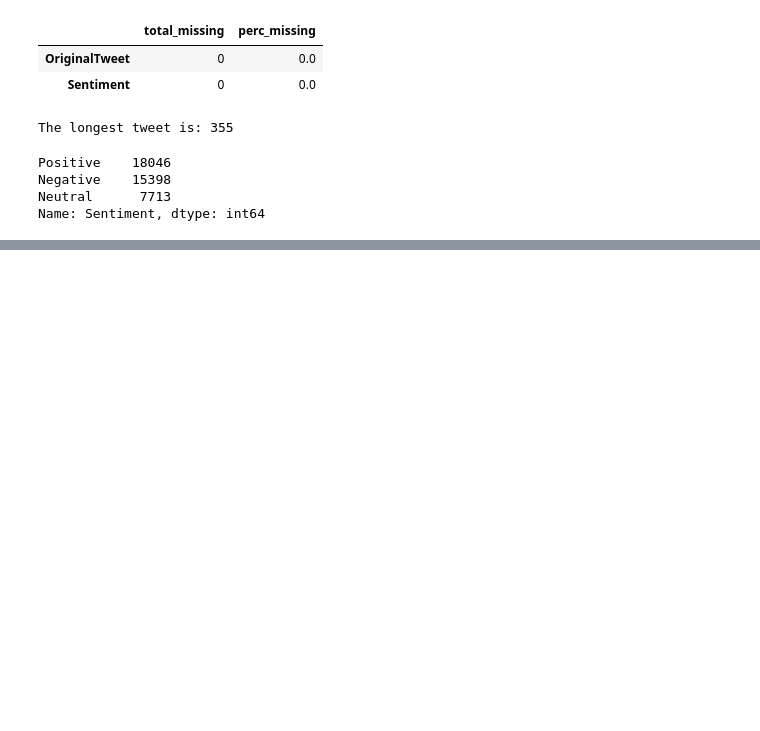
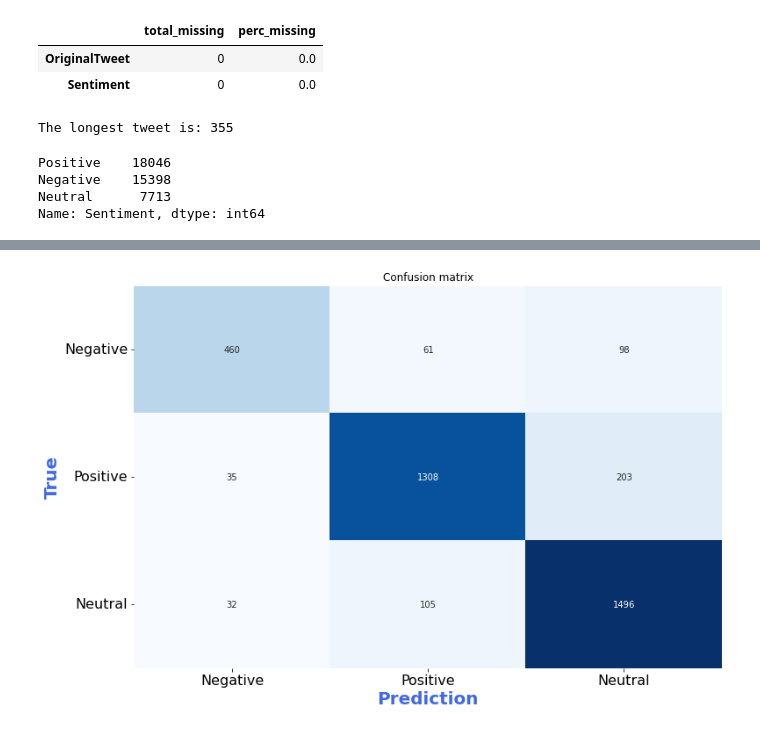
Before and after one commit to levinaanora/Corona-Virus-Tweet-NLP, a Jupyter notebook: Coronavirus_tweets_NLP.ipynb, the cells around one changed output, grey strips where cells are left out. Drawn from its saved outputs; the diff is of its cells as text; code cells hidden in the pictures; blank space fills up the shorter version.

Commit message:
Accuracy improved to 85%, add cleaning data

```diff
--- a/Coronavirus_tweets_NLP.ipynb
+++ b/Coronavirus_tweets_NLP.ipynb
@@ -138,0 +244,5 @@ padded_test = pad_sequences(list_tokenized_test, maxlen=max_tweet)
+# %%
+#karena max kata di tweet adalah 64, maka kita bisa sama ratakan panjangnya input tweet menjadi 64 dengan padding
+padded_data_train = pad_sequences(list_tokenized_train, maxlen=max_word, padding='post')
+padded_data_test = pad_sequences(list_tokenized_test, maxlen=max_word, padding='post')
+padded_data_train.shape
@@ -142,7 +279,7 @@ from tensorflow.keras.layers import GlobalMaxPool1D
 from tensorflow.keras.optimizers import Adam
 from tensorflow.keras.models import Sequential
 model = Sequential()
-model.add(Embedding(20000, embed_size))
+model.add(Embedding(vocab_length, output_dim = 32, input_length = max_word))
 model.add(Bidirectional(LSTM(100)))
 model.add(Dense(64, activation='relu'))
 model.add(Dropout(0.2))
@@ -176,6 +313,7 @@ model.compile(loss='categorical_crossentropy',
 # %%
 from tensorflow.keras.callbacks import EarlyStopping
 es = EarlyStopping(patience=5, monitor='val_accuracy', restore_best_weights=True)
-model.fit(padded_train,y_train, epochs=20,validation_data=(padded_test,y_test), callbacks=[es])
+history = model.fit(padded_data_train, y_train_encoded, epochs=20,
+          validation_data=(padded_data_test, y_test_encoded), callbacks=[es])
 # %% [output]
 Epoch 1/20
@@ -199,0 +338,17 @@ model.evaluate(padded_test,y_test)
+# %%
+predicted = model.predict(padded_data_test)
+y_pred = predicted.argmax(axis=-1)
+# %%
+from sklearn.metrics import confusion_matrix
+cm = confusion_matrix(y_test_mapped, y_pred)
+fig, ax = plt.subplots()
+fig.set_size_inches(12, 8)
+sns.heatmap(cm, annot=True, fmt='d', ax=ax, cmap=plt.cm.Blues, cbar=False)
+ax.set(xticklabels=list(y_test.unique()), yticklabels=list(y_test.unique()), title="Confusion matrix")
+ax.tick_params(axis='x', labelsize=16)
+ax.tick_params(axis='y', labelsize=16)
+ax.set_ylabel("True", color="royalblue", fontsize=20, fontweight=700)
+ax.set_xlabel("Prediction", color="royalblue", fontsize=20, fontweight=700)
+plt.yticks(rotation=0);
+# %% [output]
+[figure, added]
```
Also changed, not shown: parts of 28 cells of this notebook.
